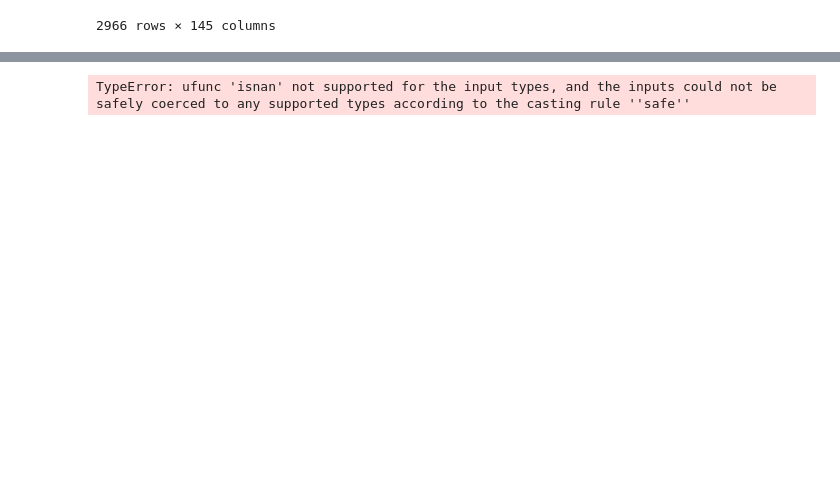
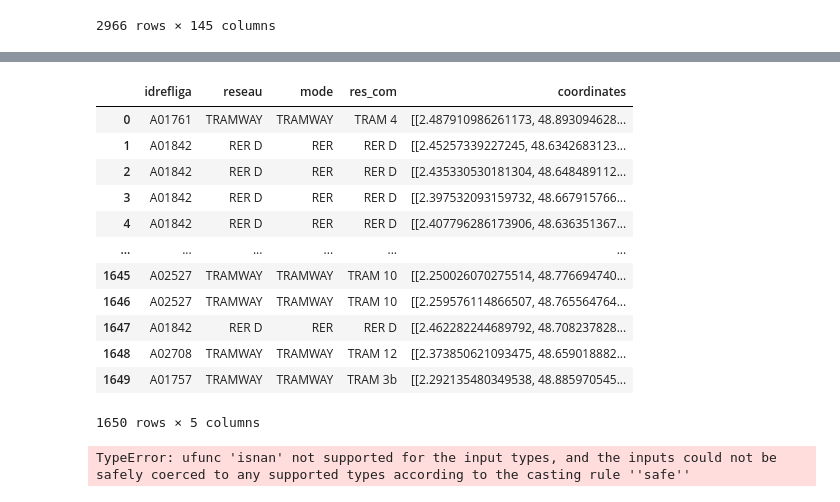
Before and after one commit to YannSko/Transport_App, a Jupyter notebook: ML_module/data_model/plot_data_weather.ipynb, the cells around one changed output, grey strips where cells are left out. Cells and saved outputs as stored; diff of their text form; code cells hidden in the pictures; blank space fills up the shorter version.

```diff
--- a/ML_module/data_model/plot_data_weather.ipynb
+++ b/ML_module/data_model/plot_data_weather.ipynb
@@ -2773,3 +2751,19 @@ TypeError: ufunc 'isnan' not supported for the input types, and the inputs could
+# %%
+voies_df
+# %% [output]
+|  | idrefliga | reseau | mode | res_com | coordinates |
+| 0 | A01761 | TRAMWAY | TRAMWAY | TRAM 4 | [[2.487910986261173, 48.893094628... |
+| 1 | A01842 | RER D | RER | RER D | [[2.45257339227245, 48.6342683123... |
+| 2 | A01842 | RER D | RER | RER D | [[2.435330530181304, 48.648489112... |
+| 3 | A01842 | RER D | RER | RER D | [[2.397532093159732, 48.667915766... |
+| 4 | A01842 | RER D | RER | RER D | [[2.407796286173906, 48.636351367... |
+| ... | ... | ... | ... | ... | ... |
+| 1645 | A02527 | TRAMWAY | TRAMWAY | TRAM 10 | [[2.250026070275514, 48.776694740... |
+| 1646 | A02527 | TRAMWAY | TRAMWAY | TRAM 10 | [[2.259576114866507, 48.765564764... |
+| 1647 | A01842 | RER D | RER | RER D | [[2.462282244689792, 48.708237828... |
+| 1648 | A02708 | TRAMWAY | TRAMWAY | TRAM 12 | [[2.373850621093475, 48.659018882... |
+| 1649 | A01757 | TRAMWAY | TRAMWAY | TRAM 3b | [[2.292135480349538, 48.885970545... |
+1650 rows × 5 columns
 # %%
 # Function to predict problem for given reseau
 def predict_probleme_for_reseau(reseau):
```
Also changed, not shown: parts of 6 cells of this notebook, 2 other files.
